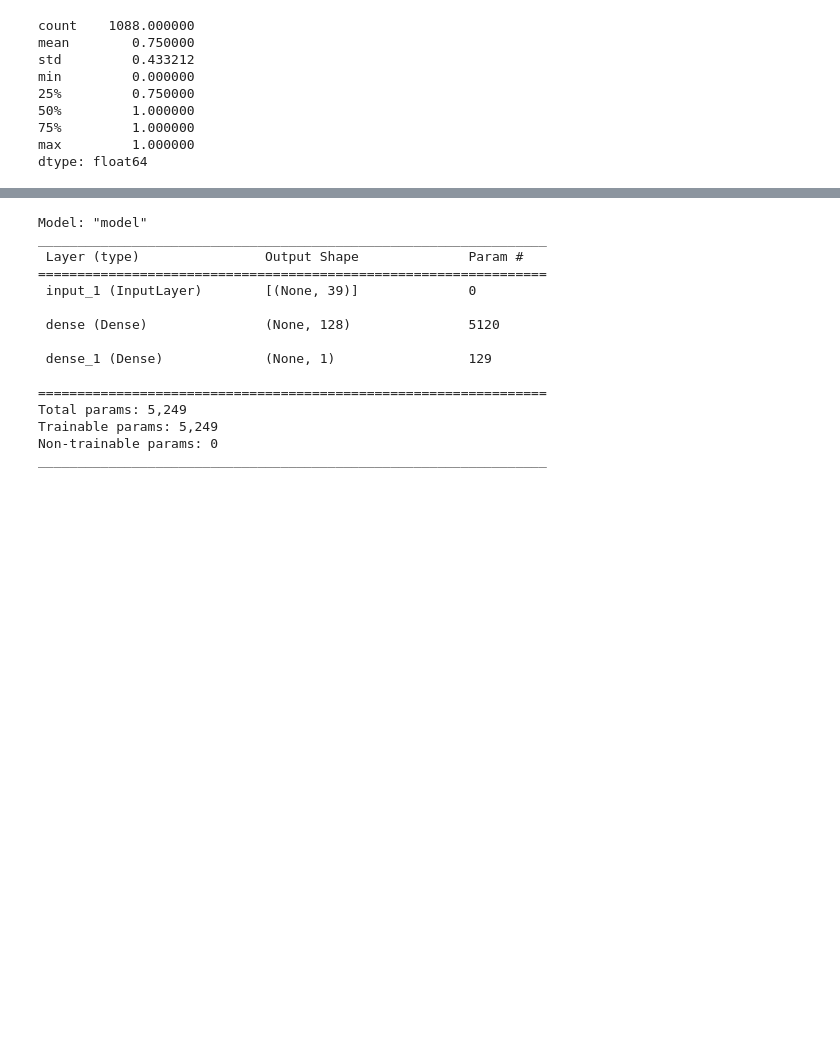
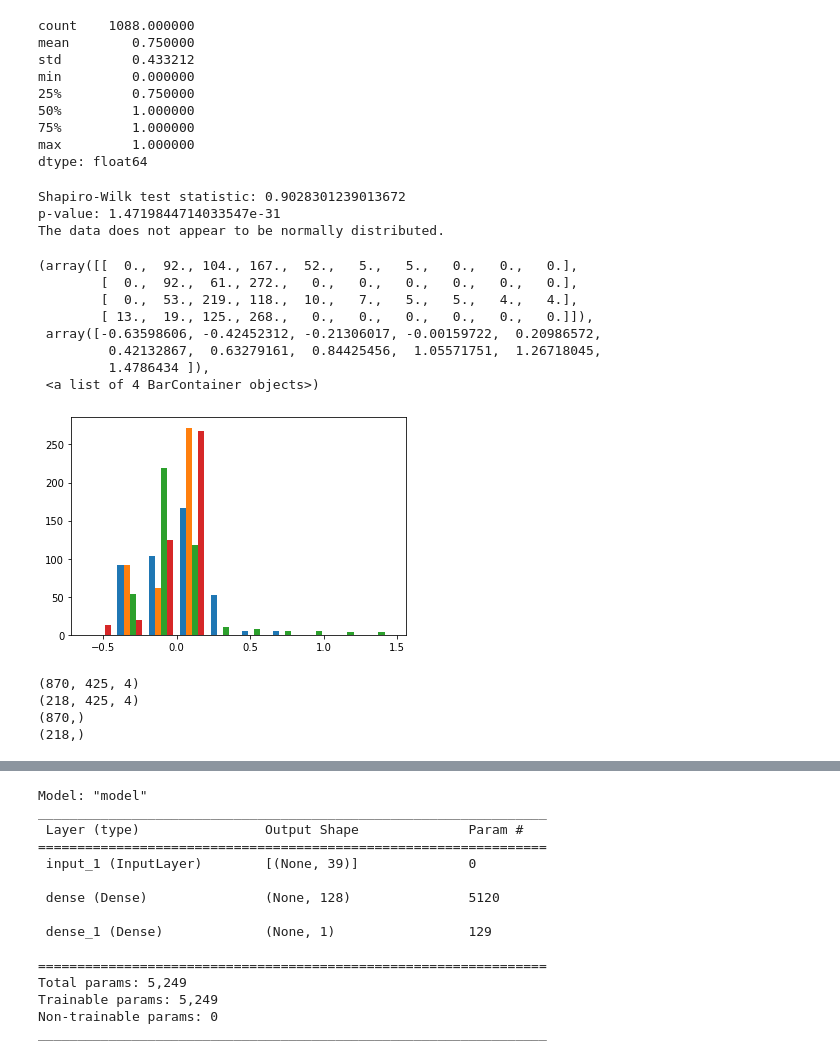
Before and after one commit to maleeshaRuvindi/Classification-of-cognitive-levels-using-fNIRS-data, a Jupyter notebook: dataset1_neural_network_oxydeoxy.ipynb, the cells around one changed output, grey strips where cells are left out. Saved outputs shown, nothing was run; the diff lists cells and outputs as text; code cells hidden in the pictures; blank space fills up the shorter version.

```diff
--- a/dataset1_neural_network_oxydeoxy.ipynb
+++ b/dataset1_neural_network_oxydeoxy.ipynb
@@ -13,10 +9,5 @@ sub_13_10_3.csv
 # %%
-oxy_out,deoxy_out=[],[]
-oxy_files,deoxy_files=[],[]
+out=[]
+#oxy_files,deoxy_files=[],[]
 for name in file_list:
-    if name[-11]=='d':
-        deoxy_files.append(name)
-        deoxy_out.append(int(name[-5]))
-    else:
-        oxy_files.append(name)
-        oxy_out.append(int(name[-5]))
+    out.append(int(name[-5]))
@@ -55,9 +30,9 @@ please provide us feedback at https://github.com/pandas-dev/pandas/issues/54466
 # %%
 sequences = list()
-for i in deoxy_files:
+for i in file_list:
     file_path = path + '\\'+i
     #print(file_path)
     df = pd.read_csv(file_path, header=0)
-    df=df.drop(['Unnamed: 0','AB_I_DO'],axis=1)
+    df=df.drop(['Unnamed: 0'],axis=1)
     values = df.values
     sequences.append(values)
@@ -180,21 +73,0 @@ plt.legend()
-# %%
-zero,one,two,three=[],[],[],[]
-for i in range(16):
-    if deoxy_out[i]==0:
-        zero.append(i)
-    elif deoxy_out[i]==1:
-        one.append(i)
-    elif deoxy_out[i]==2:
-        two.append(i)
-    else:
-        three.append(i)
-
-for i in zero:
-    plt.plot(x, new_sequences[i], color='r', label=str('zero_back') )
-for i in one:
-    plt.plot(x, new_sequences[i], color='b', label=str('one_back') )
-for i in two:
-    plt.plot(x, new_sequences[i], color='b', label=str('two_back') )
-for i in three:
-    plt.plot(x, new_sequences[i], color='b', label=str('three_back') )
-plt.legend()
@@ -214,7 +74,7 @@ print(zero)
 # %%
 y=[]
-for i in range(len(deoxy_out)):
-    if deoxy_out[i]==0:
+for i in range(len(out)):
+    if out[i]==0:
         y.append(0)
     else:
         y.append(1)
@@ -261,3 +121,41 @@ def deoxymdl():
 # %%
 X_train=np.array(X_train)
 y_train=np.array(y_train)
+# %%
+from scipy import stats
+
+stat, pvalue = stats.shapiro(X_train[400])
+
+# Print the results
+print("Shapiro-Wilk test statistic:", stat)
+print("p-value:", pvalue)
+if pvalue > 0.05:
+    print("The data appears to be normally distributed.")
+else:
+    print("The data does not appear to be normally distributed.")
+# %% [output]
+Shapiro-Wilk test statistic: 0.9028301239013672
+p-value: 1.4719844714033547e-31
+The data does not appear to be normally distributed.
+# %%
+plt.hist(X_train[100])
+# %% [output]
+(array([[  0.,  92., 104., 167.,  52.,   5.,   5.,   0.,   0.,   0.],
+        [  0.,  92.,  61., 272.,   0.,   0.,   0.,   0.,   0.,   0.],
+        [  0.,  53., 219., 118.,  10.,   7.,   5.,   5.,   4.,   4.],
+        [ 13.,  19., 125., 268.,   0.,   0.,   0.,   0.,   0.,   0.]]),
+ array([-0.63598606, -0.42452312, -0.21306017, -0.00159722,  0.20986572,
+         0.42132867,  0.63279161,  0.84425456,  1.05571751,  1.26718045,
+         1.4786434 ]),
+ <a list of 4 BarContainer objects>)
+[figure, added]
+# %%
+print(X_train.shape)
+print(X_test.shape)
+print(y_train.shape)
+print(y_test.shape)
+# %% [output]
+(870, 425, 4)
+(218, 425, 4)
+(870,)
+(218,)
```
Also changed, not shown: parts of 30 cells of this notebook, 1 other file.
